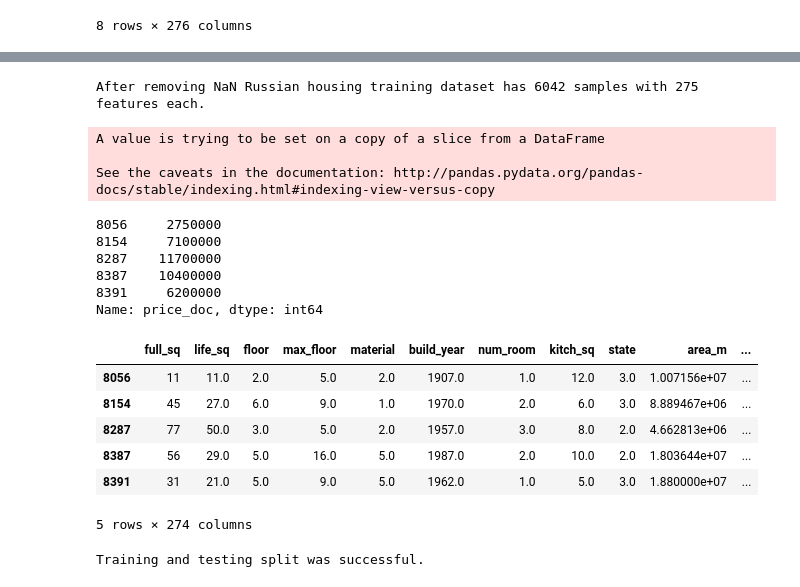
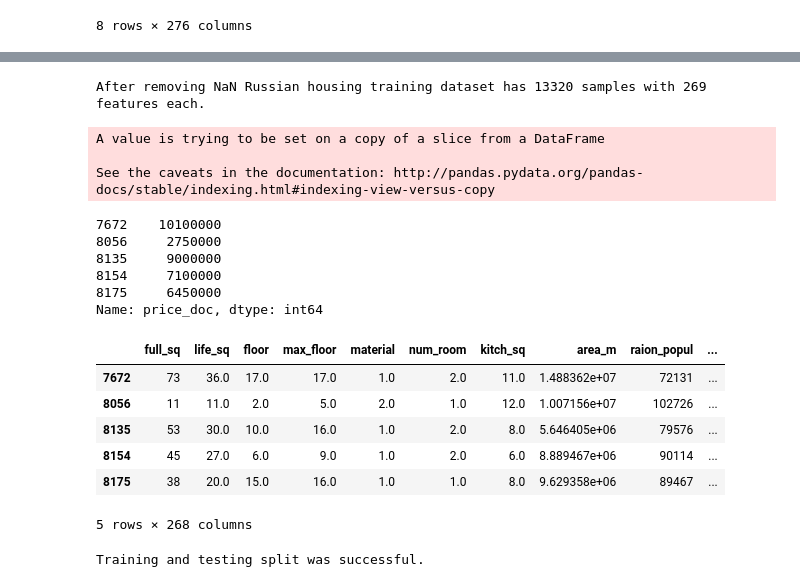
Before and after one commit to adammalpass/russian_housing, a Jupyter notebook: russian_housing.ipynb, the cells around one changed output, grey strips where cells are left out. Saved outputs shown, nothing was run; the diff lists cells and outputs as text; code cells hidden in the pictures.

Commit message:
improve: Remove features with large number of NaN to increase usuable training set size by x2. Probably overfitting.

```diff
--- a/russian_housing.ipynb
+++ b/russian_housing.ipynb
@@ -87,35 +87,36 @@ dtype: float64
 # %%
 #remove unwanted columns, drop nans & split into features and results
 data.drop(['id', 'timestamp'], axis = 1, inplace = True)
+data.drop(['cafe_avg_price_500','cafe_sum_500_max_price_avg','cafe_sum_500_min_price_avg','hospital_beds_raion', 'state', 'build_year'], axis = 1, inplace = True)
 data_final = data[list(data.select_dtypes(include=['float64', 'int64']).columns)]
 
 data_final.dropna(how = "any", axis = 0, inplace = True)
 print "After removing NaN Russian housing training dataset has {} samples with {} features each.".format(*data_final.shape)
 
 results = data_final['price_doc']
 features = data_final.drop('price_doc',axis = 1)
 
 #check training features and results are as expected
 display(results.head())
 display(features.head())
 # %% [output]
-After removing NaN Russian housing training dataset has 6042 samples with 275 features each.
+After removing NaN Russian housing training dataset has 13320 samples with 269 features each.
 A value is trying to be set on a copy of a slice from a DataFrame
 
 See the caveats in the documentation: http://pandas.pydata.org/pandas-docs/stable/indexing.html#indexing-view-versus-copy
+7672    10100000
 8056     2750000
+8135     9000000
 8154     7100000
-8287    11700000
-8387    10400000
-8391     6200000
+8175     6450000
 Name: price_doc, dtype: int64
-|  | full_sq | life_sq | floor | max_floor | material | build_year | num_room | kitch_sq | state | area_m | ... |
-| 8056 | 11 | 11.0 | 2.0 | 5.0 | 2.0 | 1907.0 | 1.0 | 12.0 | 3.0 | 1.007156e+07 | ... |
-| 8154 | 45 | 27.0 | 6.0 | 9.0 | 1.0 | 1970.0 | 2.0 | 6.0 | 3.0 | 8.889467e+06 | ... |
-| 8287 | 77 | 50.0 | 3.0 | 5.0 | 2.0 | 1957.0 | 3.0 | 8.0 | 2.0 | 4.662813e+06 | ... |
-| 8387 | 56 | 29.0 | 5.0 | 16.0 | 5.0 | 1987.0 | 2.0 | 10.0 | 2.0 | 1.803644e+07 | ... |
-| 8391 | 31 | 21.0 | 5.0 | 9.0 | 5.0 | 1962.0 | 1.0 | 5.0 | 3.0 | 1.880000e+07 | ... |
+|  | full_sq | life_sq | floor | max_floor | material | num_room | kitch_sq | area_m | raion_popul | ... |
+| 7672 | 73 | 36.0 | 17.0 | 17.0 | 1.0 | 2.0 | 11.0 | 1.488362e+07 | 72131 | ... |
+| 8056 | 11 | 11.0 | 2.0 | 5.0 | 2.0 | 1.0 | 12.0 | 1.007156e+07 | 102726 | ... |
+| 8135 | 53 | 30.0 | 10.0 | 16.0 | 1.0 | 2.0 | 8.0 | 5.646405e+06 | 79576 | ... |
+| 8154 | 45 | 27.0 | 6.0 | 9.0 | 1.0 | 2.0 | 6.0 | 8.889467e+06 | 90114 | ... |
+| 8175 | 38 | 20.0 | 15.0 | 16.0 | 1.0 | 1.0 | 8.0 | 9.629358e+06 | 89467 | ... |
-5 rows × 274 columns
+5 rows × 268 columns
 # %%
 #from sklearn.preprocessing import OneHotEncoder
 #enc = OneHotEncoder()
```
Also changed, not shown: parts of 4 cells of this notebook.
